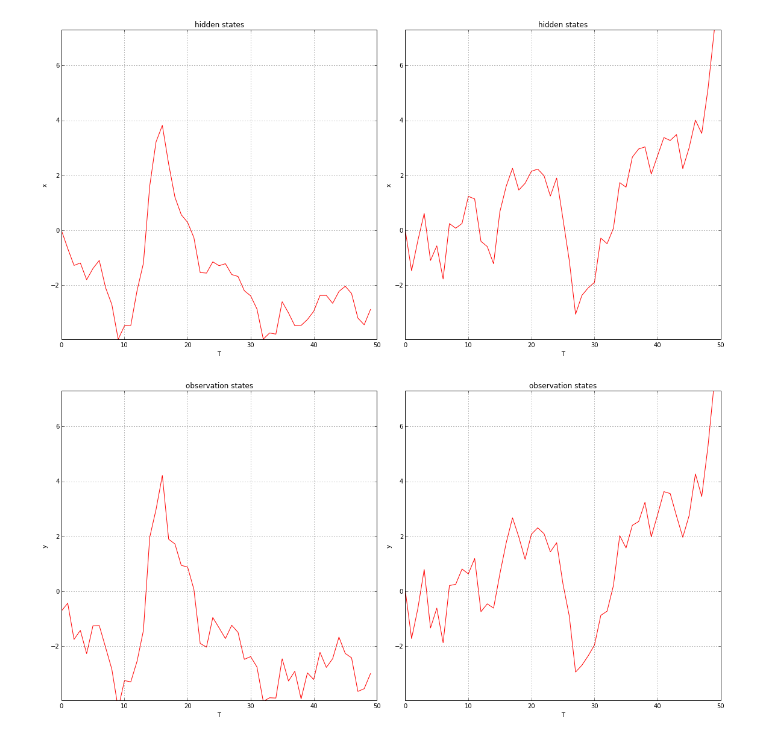
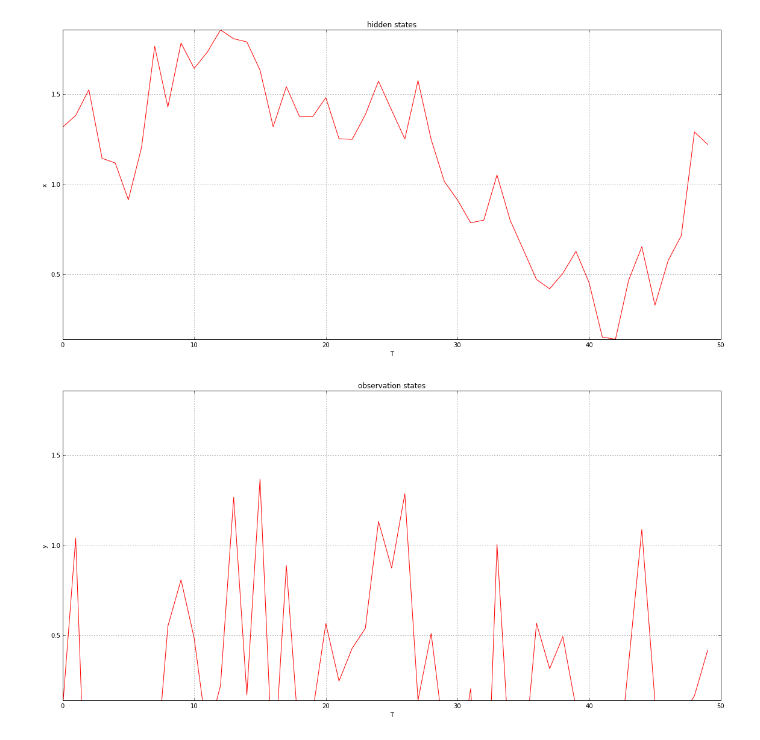
Before and after one commit to yowtzu/mscproj, a Jupyter notebook: code/Untitled0.ipynb, the cells around one changed output. Saved outputs shown, nothing was run; the diff lists cells and outputs as text; code cells hidden in the pictures.

```diff
--- a/code/Untitled0.ipynb
+++ b/code/Untitled0.ipynb
@@ -56,7 +219,8 @@ class StochasticProcess:
 # %%
-config = BasicStochasticProcessConfig(12355)
+%run StochasticProcess.py
+config = TobitStochasticProcessConfig(1245)
 target = StochasticProcess(config)
 target.plot()
 # %% [output]
-[figure, old version]
+[figure, new version]
-[figure, old version]
+[figure, new version]
```
Also changed, not shown: parts of 20 cells of this notebook, 2 other files.
